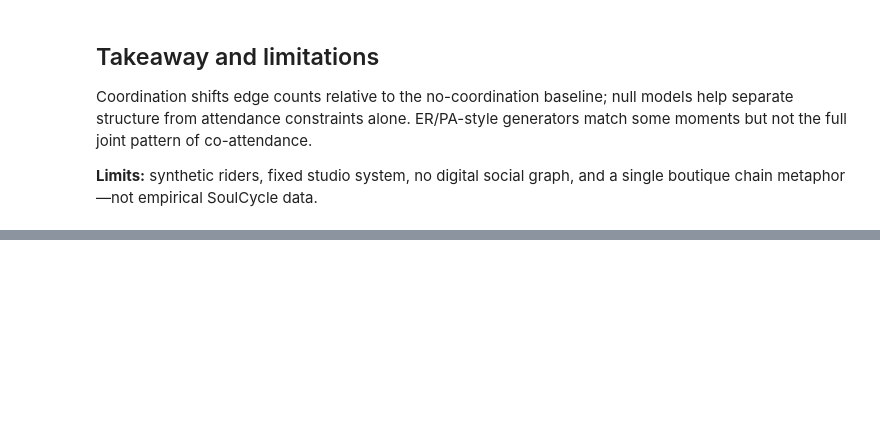
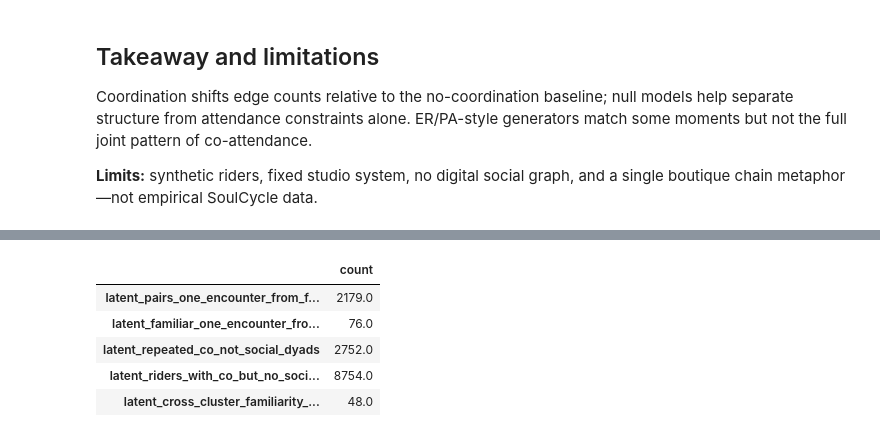
Before and after one commit to agarcia1920/dsan6400-final-project, a Jupyter notebook: analysis/03_experiments_and_results.ipynb, the cells around one changed output, grey strips where cells are left out. Cells and saved outputs as stored; diff of their text form; code cells hidden in the pictures; blank space fills up the shorter version.

```diff
--- a/analysis/03_experiments_and_results.ipynb
+++ b/analysis/03_experiments_and_results.ipynb
@@ -65,0 +104,10 @@ Coordination shifts edge counts relative to the no-coordination baseline; null m
+# %%
+latent_cols = [c for c in final.columns if c.startswith('latent_')]
+final[latent_cols].iloc[0].to_frame('count') if latent_cols else 'Re-run run_analysis.py --task longitudinal'
+# %% [output]
+|  | count |
+| latent_pairs_one_encounter_from_f... | 2179.0 |
+| latent_familiar_one_encounter_fro... | 76.0 |
+| latent_repeated_co_not_social_dyads | 2752.0 |
+| latent_riders_with_co_but_no_soci... | 8754.0 |
+| latent_cross_cluster_familiarity_... | 48.0 |
```
Also changed, not shown: parts of 4 cells of this notebook, 29 other files.
